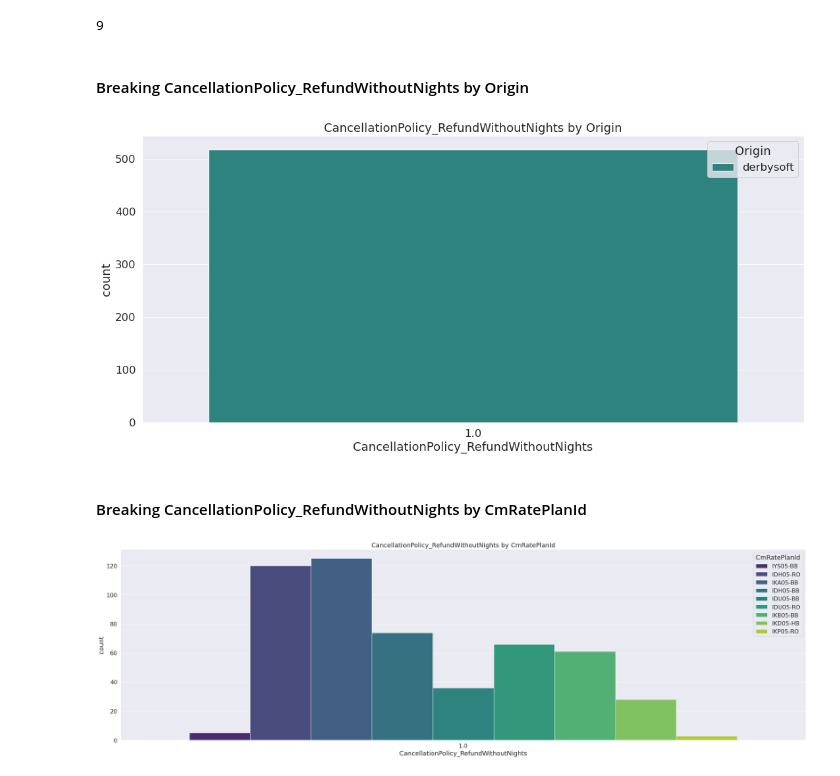
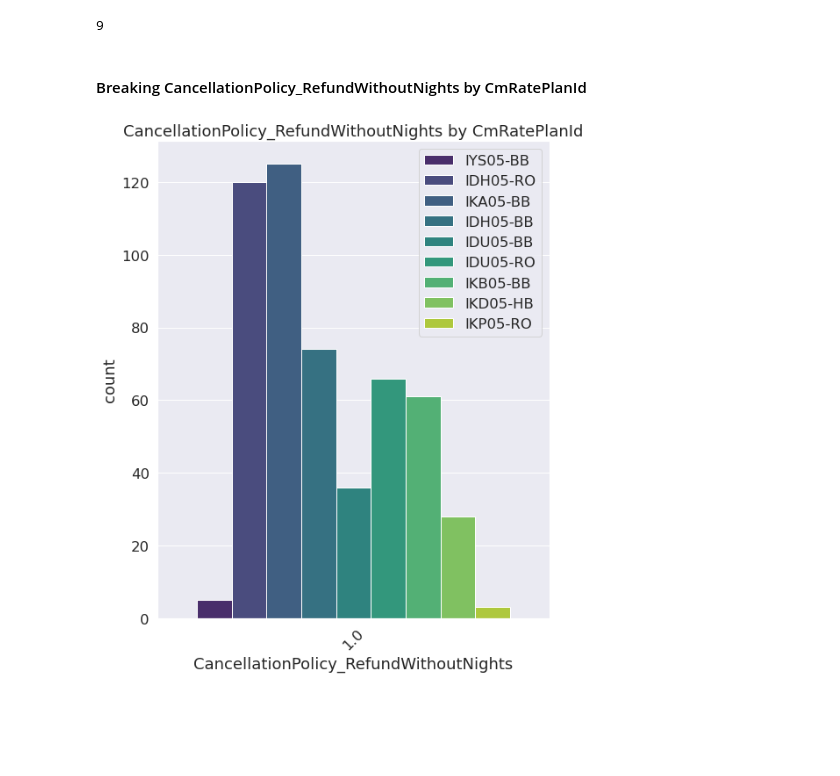
Before and after one commit to Bidroombv/eda, a Jupyter notebook: ugo_collector/RatePlan_Updated/RatePlanUpdated_1_firstAnalysis.ipynb, the cells around one changed output. Saved outputs shown, nothing was run; the diff lists cells and outputs as text; code cells hidden in the pictures; blank space fills up the shorter version.

```diff
--- a/ugo_collector/RatePlan_Updated/RatePlanUpdated_1_firstAnalysis.ipynb
+++ b/ugo_collector/RatePlan_Updated/RatePlanUpdated_1_firstAnalysis.ipynb
@@ -296,9 +298,10 @@ plt.show()
 # %% [markdown]
 ####  Breaking MealPlan by CmRatePlanId
 # %%
-plt.figure(figsize=(18,8))
-sns.set(font_scale = 1.5)
-sns.countplot(x = OTA_HotelRateAmountNotifRQ.MealPlan, hue = OTA_HotelRateAmountNotifRQ.CmRatePlanId, data = OTA_HotelRateAmountNotifRQ, palette = 'viridis')
+sns.set(font_scale = 1.5, rc={"figure.figsize":(8,10)})
+sns.countplot(x = RatePlanUpdate.MealPlan, hue = RatePlanUpdate.CmRatePlanId, data = RatePlanUpdate, palette = 'viridis')
+plt.xticks(rotation=45)
+plt.legend(loc="upper right")
 plt.title('MealPlan by CmRatePlanId')
 plt.show()
 # %% [output]
@@ -312,9 +315,10 @@ plt.show()
 # %% [markdown]
 #### Breaking CancellationPolicy_Type by Origin
 # %%
-plt.figure(figsize=(18,8))
-sns.set(font_scale = 1.5)
-sns.countplot(x = OTA_HotelRateAmountNotifRQ.CancellationPolicy_Type, hue = OTA_HotelRateAmountNotifRQ.Origin, data = OTA_HotelRateAmountNotifRQ, palette = 'viridis')
+sns.set(font_scale = 1.5, rc={"figure.figsize": (8,10)})
+sns.countplot(x = RatePlanUpdate.CancellationPolicy_Type, hue = RatePlanUpdate.Origin, data = RatePlanUpdate, palette = 'viridis')
+plt.xticks(rotation=45)
+plt.legend(loc="upper right")
 plt.title('CancellationPolicy_Type by Origin')
 plt.show()
 # %% [output]
@@ -322,9 +326,10 @@ plt.show()
 # %% [markdown]
 #### Breaking CancellationPolicy_Type by CmRatePlanId
 # %%
-plt.figure(figsize=(18,8))
-sns.set(font_scale = 1.5)
-sns.countplot(x = OTA_HotelRateAmountNotifRQ.CancellationPolicy_Type, hue = OTA_HotelRateAmountNotifRQ.CmRatePlanId, data = OTA_HotelRateAmountNotifRQ, palette = 'viridis')
+sns.set(font_scale = 1.5, rc={"figure.figsize":(8,10)})
+sns.countplot(x = RatePlanUpdate.CancellationPolicy_Type, hue = RatePlanUpdate.CmRatePlanId, data = RatePlanUpdate, palette = 'viridis')
+plt.xticks(rotation=45)
+plt.legend(loc="upper right")
 plt.title('CancellationPolicy_Type by CmRatePlanId')
 plt.show()
 # %% [output]
@@ -336,22 +341,14 @@ OTA_HotelRateAmountNotifRQ.CancellationPolicy_RefundWithoutNights.isna().sum()
 # %% [output]
 9
-# %% [markdown]
-####  Breaking CancellationPolicy_RefundWithoutNights by Origin
-# %%
-plt.figure(figsize=(18,8))
-sns.set(font_scale = 1.5)
-sns.countplot(x = OTA_HotelRateAmountNotifRQ.CancellationPolicy_RefundWithoutNights, hue = OTA_HotelRateAmountNotifRQ.Origin, data = OTA_HotelRateAmountNotifRQ, palette = 'viridis')
-plt.title('CancellationPolicy_RefundWithoutNights by Origin')
-plt.show()
-# %% [output]
-[figure, removed]
 # %% [markdown]
 #### Breaking CancellationPolicy_RefundWithoutNights by CmRatePlanId
 # %%
-plt.figure(figsize=(35,10))
+sns.set(font_scale = 1.5, rc={"figure.figsize":(8,10)})
 sns.set(font_scale = 1.5)
-sns.countplot(x = OTA_HotelRateAmountNotifRQ.CancellationPolicy_RefundWithoutNights, hue = OTA_HotelRateAmountNotifRQ.CmRatePlanId, data = OTA_HotelRateAmountNotifRQ, palette = 'viridis')
+sns.countplot(x = RatePlanUpdate.CancellationPolicy_RefundWithoutNights, hue = RatePlanUpdate.CmRatePlanId, data = RatePlanUpdate, palette = 'viridis')
+plt.xticks(rotation=45)
+plt.legend(loc="upper right")
 plt.title('CancellationPolicy_RefundWithoutNights by CmRatePlanId')
 plt.show()
 # %% [output]
-[figure, old version]
+[figure, new version]
```
Also changed, not shown: parts of 22 cells of this notebook.
